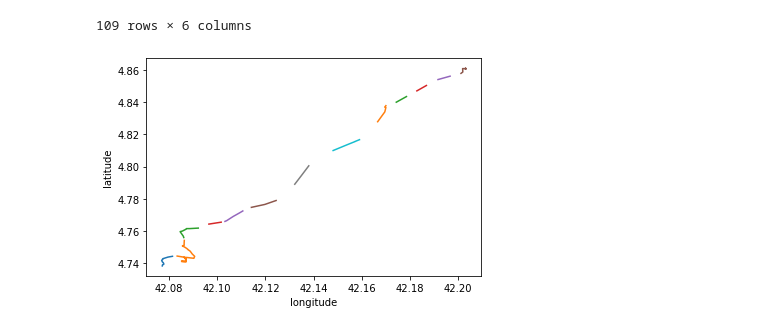
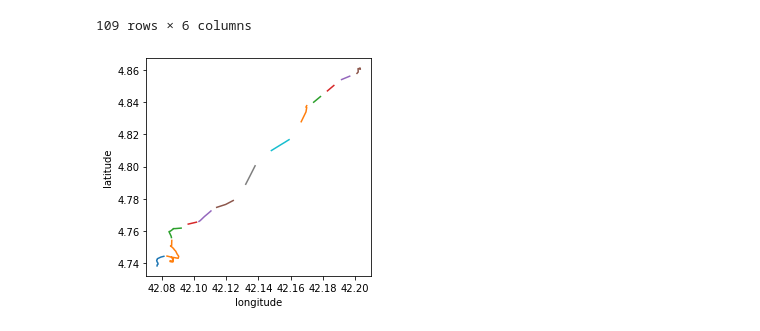
Before and after one commit to cri98li/cri98tj, a Jupyter notebook: Notebooks per grafici/Partizionamento.ipynb, the cells around one changed output. Saved outputs shown, nothing was run; the diff lists cells and outputs as text; code cells hidden in the pictures.

```diff
--- a/Notebooks per grafici/Partizionamento.ipynb
+++ b/Notebooks per grafici/Partizionamento.ipynb
@@ -249,10 +252,11 @@ df_voronoi
 # %%
 for gh in df_voronoi.voronoi.unique():
     plt.plot(df_voronoi[(df_voronoi.voronoi == gh)].c1, df_voronoi[(df_voronoi.voronoi == gh)].c2)
 
 plt.ylabel("latitude")
 plt.xlabel("longitude")
+plt.gca().set_aspect('equal', adjustable='box')
 
 plt.savefig("tr voronoi.pdf")
 # %% [output]
-[figure, old version]
+[figure, new version]
```
Also changed, not shown: parts of 6 cells of this notebook.
